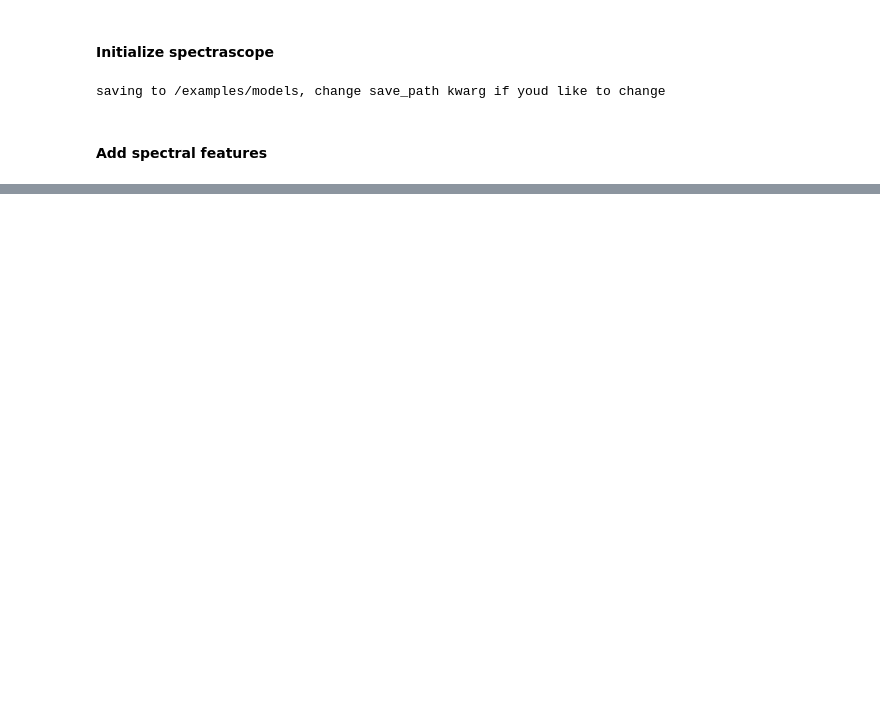
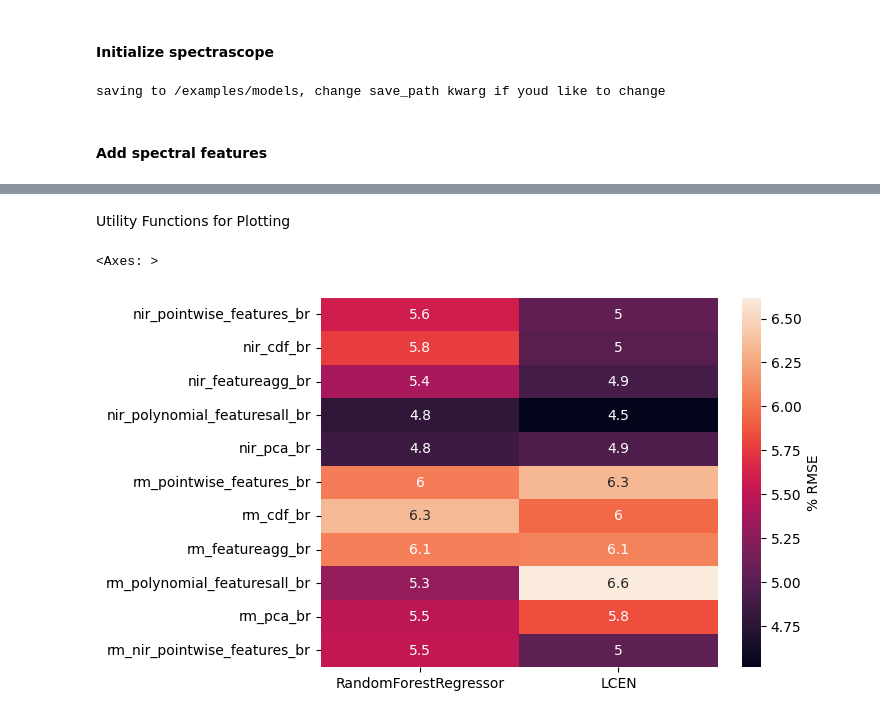
Before and after one commit to TRI-AMDD/spectrascope, a Jupyter notebook: examples/grapes.ipynb, the cells around one changed output, grey strips where cells are left out. Drawn from its saved outputs; the diff is of its cells as text; code cells hidden in the pictures; blank space fills up the shorter version.

```diff
--- a/examples/grapes.ipynb
+++ b/examples/grapes.ipynb
@@ -614,0 +165,2 @@ fig.update_coloraxes(colorscale='Viridis')
+# %% [markdown]
+Utility Functions for Plotting
@@ -614,0 +258,6 @@ fig.update_coloraxes(colorscale='Viridis')
+# %%
+import seaborn as sns
+sns.heatmap(np.sqrt(results_df.T) / np.max(ss_f.br) * 100, annot=True, cbar_kws={'label': '% RMSE'})
+# %% [output]
+<Axes: >
+[figure, added]
```
Also changed, not shown: parts of 56 cells of this notebook.
